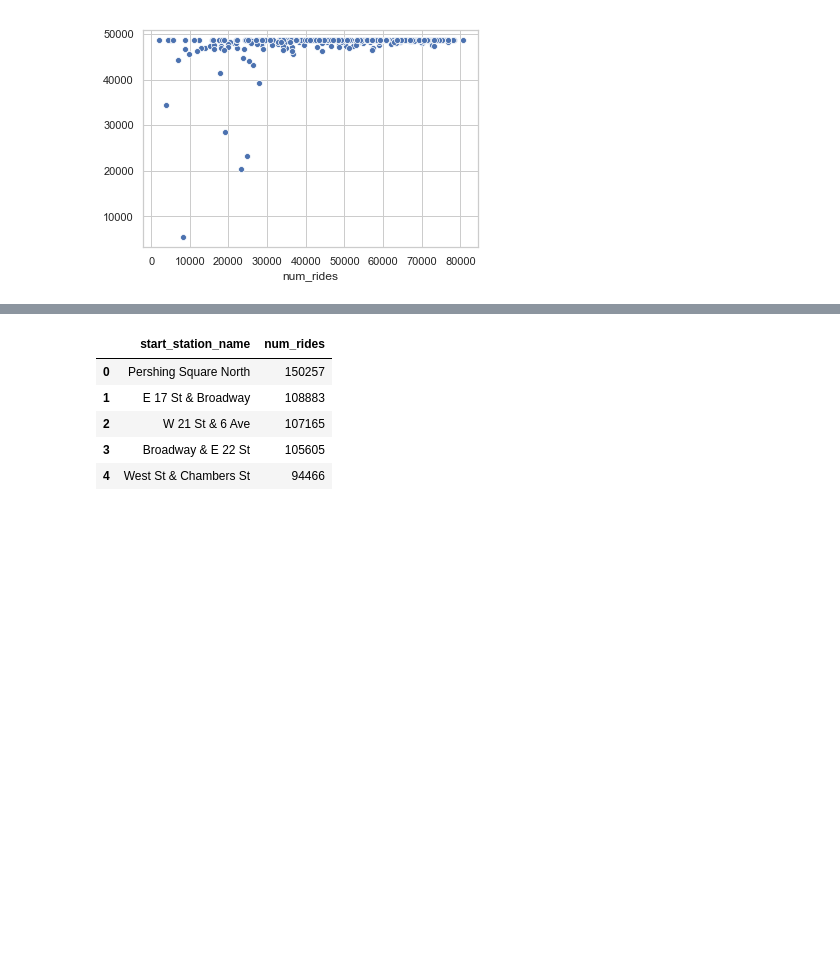
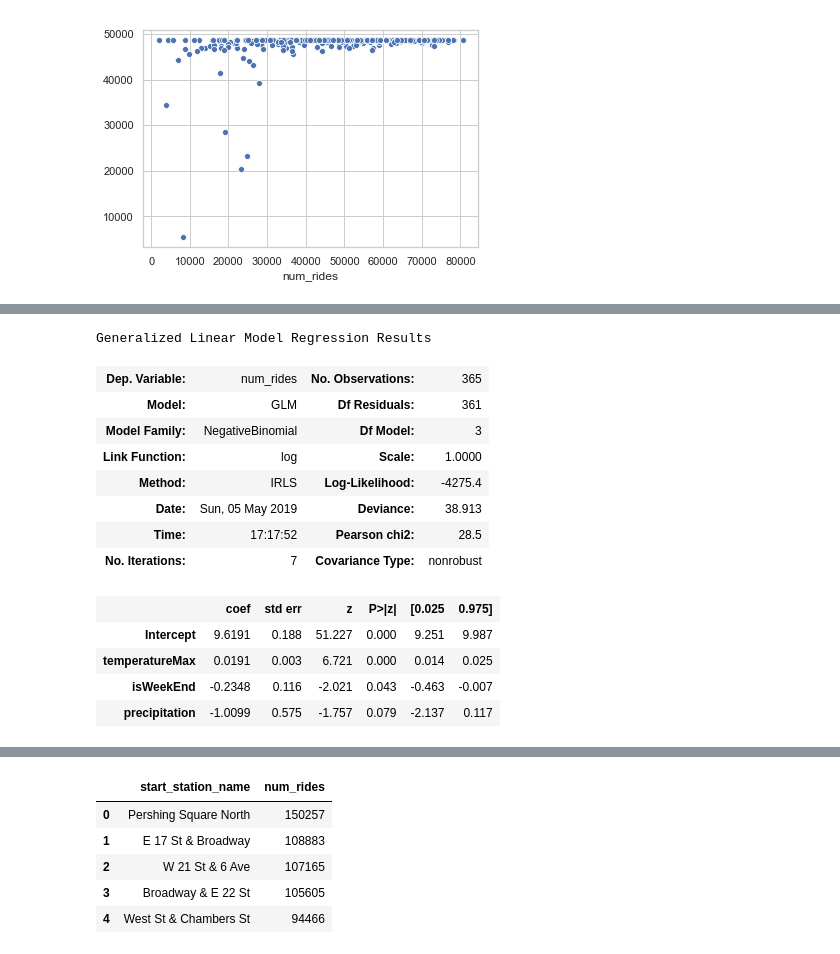
Before and after one commit to jacoblgoodman/DAV-5400, a Jupyter notebook: final/j_goodman_finalproject.ipynb, the cells around one changed output, grey strips where cells are left out. Cells and saved outputs as stored; diff of their text form; code cells hidden in the pictures; blank space fills up the shorter version.

```diff
--- a/final/j_goodman_finalproject.ipynb
+++ b/final/j_goodman_finalproject.ipynb
@@ -621,0 +690,19 @@ Conclusion:
+# %%
+# 1 all predictors
+model = model = smf.glm(formula = "num_rides ~ temperatureMax + isWeekEnd + precipitation", data=df_adt, family=sm.families.NegativeBinomial()).fit()
+model.summary()
+# %% [output]
+Generalized Linear Model Regression Results
+| Dep. Variable: | num_rides | No. Observations: | 365 |
+| Model: | GLM | Df Residuals: | 361 |
+| Model Family: | NegativeBinomial | Df Model: | 3 |
+| Link Function: | log | Scale: | 1.0000 |
+| Method: | IRLS | Log-Likelihood: | -4275.4 |
+| Date: | Sun, 05 May 2019 | Deviance: | 38.913 |
+| Time: | 17:17:52 | Pearson chi2: | 28.5 |
+| No. Iterations: | 7 | Covariance Type: | nonrobust |
+|  | coef | std err | z | P>|z| | [0.025 | 0.975] |
+| Intercept | 9.6191 | 0.188 | 51.227 | 0.000 | 9.251 | 9.987 |
+| temperatureMax | 0.0191 | 0.003 | 6.721 | 0.000 | 0.014 | 0.025 |
+| isWeekEnd | -0.2348 | 0.116 | -2.021 | 0.043 | -0.463 | -0.007 |
+| precipitation | -1.0099 | 0.575 | -1.757 | 0.079 | -2.137 | 0.117 |
```
Also changed, not shown: parts of 49 cells of this notebook.
